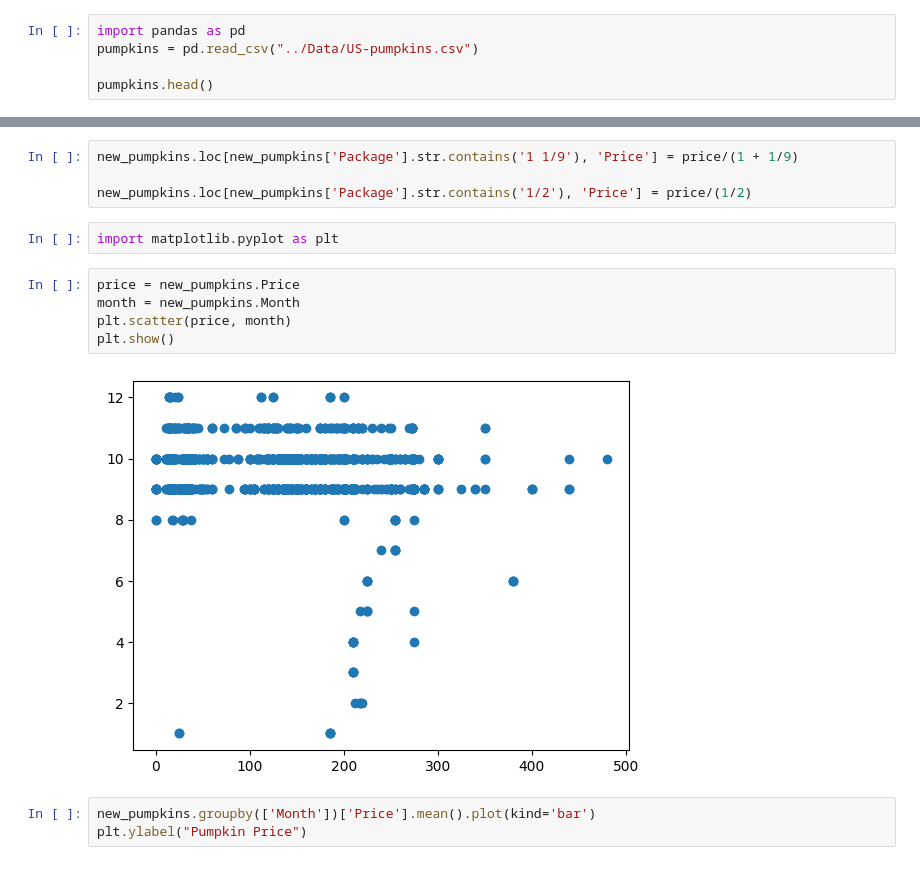
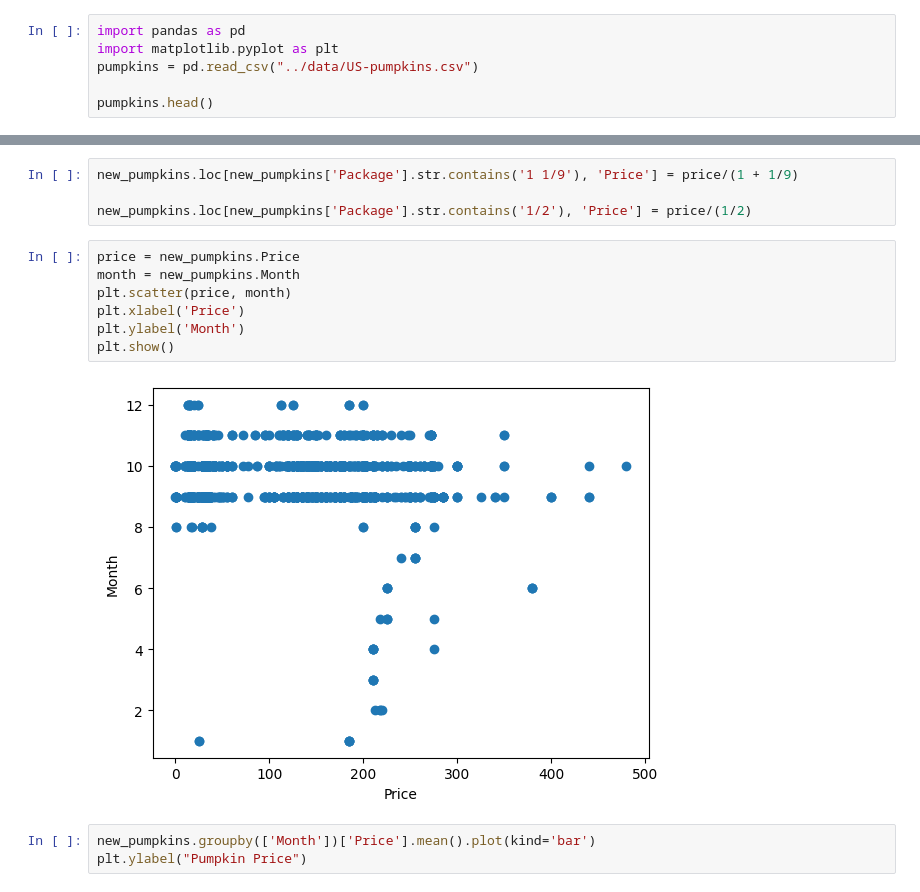
Before and after one commit to jsandtangen/Microsoft-ML-Course, a Jupyter notebook: Regression/Prepare and visualize/notebook.ipynb, the cells around one changed output, grey strips where cells are left out. Cells and saved outputs as stored; diff of their text form.

```diff
--- a/Regression/Simple/notebook.ipynb
+++ b/Regression/Prepare and visualize/notebook.ipynb
@@ -1,6 +1,7 @@
 # %%
 import pandas as pd
-pumpkins = pd.read_csv("../Data/US-pumpkins.csv")
+import matplotlib.pyplot as plt
+pumpkins = pd.read_csv("../data/US-pumpkins.csv")
 
 pumpkins.head()
 # %% [output]
@@ -46,15 +47,15 @@ pumpkins = pumpkins[pumpkins['Package'].str.contains('bushel', case=True, regex=
 new_pumpkins.loc[new_pumpkins['Package'].str.contains('1 1/9'), 'Price'] = price/(1 + 1/9)
 
 new_pumpkins.loc[new_pumpkins['Package'].str.contains('1/2'), 'Price'] = price/(1/2)
-# %%
-import matplotlib.pyplot as plt
 # %%
 price = new_pumpkins.Price
 month = new_pumpkins.Month
 plt.scatter(price, month)
+plt.xlabel('Price')
+plt.ylabel('Month')
 plt.show()
 # %% [output]
-[figure, old version]
+[figure, new version]
 # %%
 new_pumpkins.groupby(['Month'])['Price'].mean().plot(kind='bar')
 plt.ylabel("Pumpkin Price")
```
